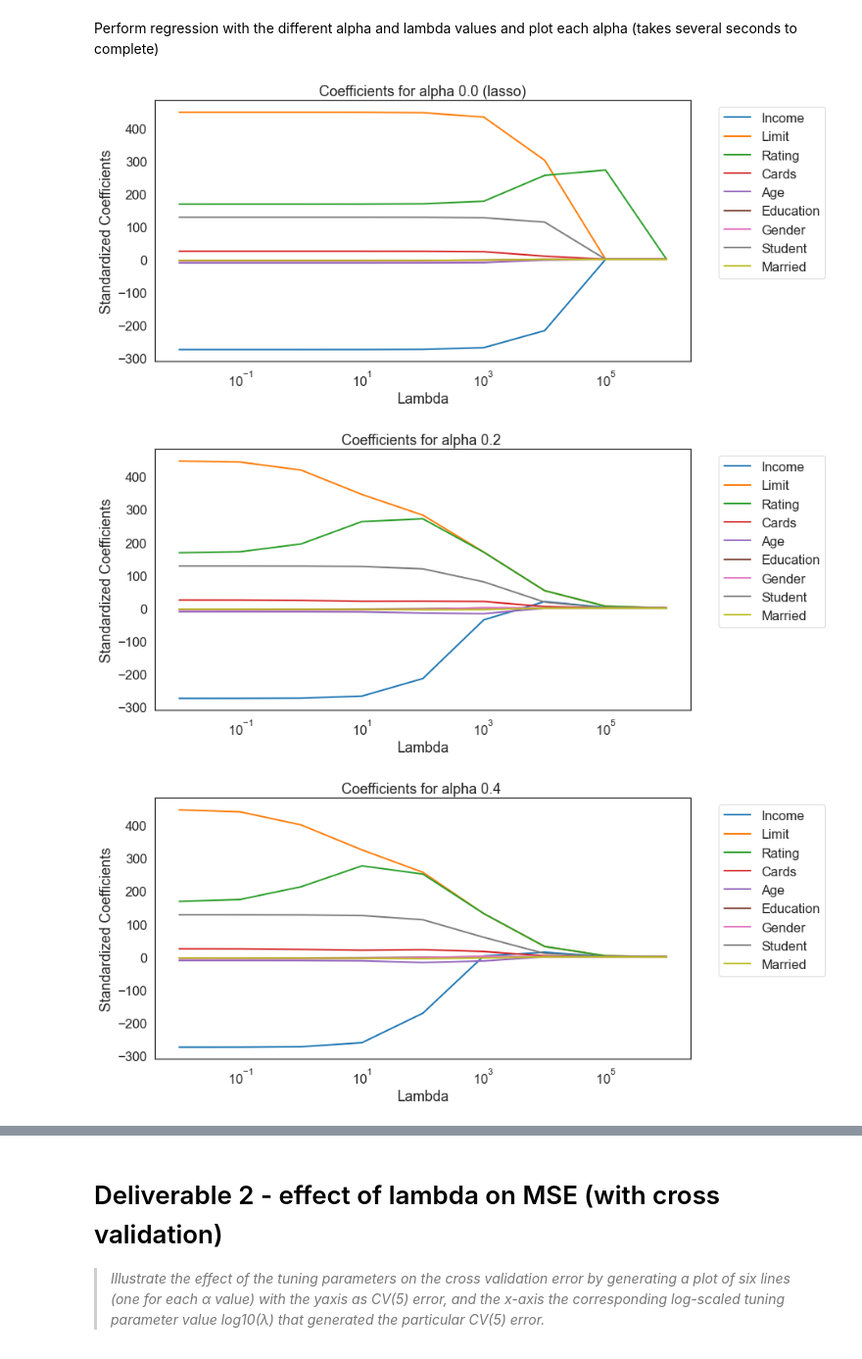
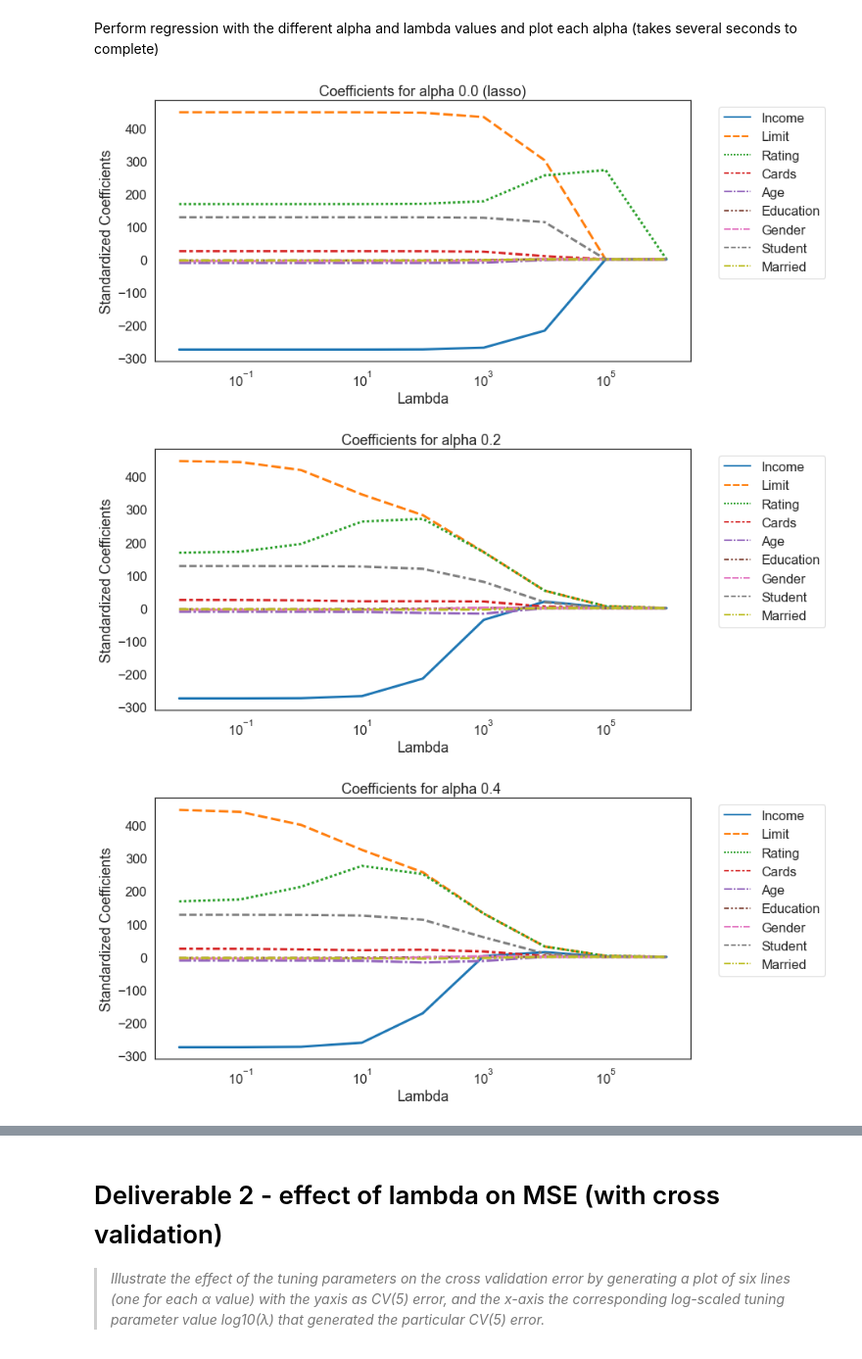
Before and after one commit to fau-masters-collected-works-cgarbin/regression-no-libraries, a Jupyter notebook: elastic_net_regression.ipynb, the cells around one changed output, grey strips where cells are left out. Shown at 98% size. Cells and saved outputs as stored; diff of their text form; code cells hidden in the pictures.

```diff
--- a/elastic_net_regression.ipynb
+++ b/elastic_net_regression.ipynb
@@ -89,8 +89,8 @@ def plot_betas(betas: np.ndarray, title: str):
 
     # Plot it
     fig, ax = plt.subplots(figsize=(12, 6));
-    sns.lineplot(ax=ax, y='Standardized Coefficients', x='Lambda',
-                 hue='Feature', data=df)
+    sns.lineplot(ax=ax, y='Standardized Coefficients', x='Lambda', data=df,
+                 hue='Feature', style='Feature', linewidth=3)
     ax.set_xscale('log')
     ax.set_title(title)
     plt.legend(bbox_to_anchor=(1.04,1), loc='upper left')
@@ -98,15 +98,17 @@ def plot_betas(betas: np.ndarray, title: str):
 # %% [markdown]
 Perform regression with the different alpha and lambda values and plot each alpha (takes several seconds to complete)
 # %%
+all_betas = []
 for alpha in ALPHAS_TO_TEST:
     betas = []
     for lmbda in LAMBDAS_TO_TEST:
         x, y = read_dataset()
         b = elastic_net.fit(x, y, lmbda=lmbda, alpha=alpha, iterations=1_000)
         betas.append(b)
+        all_betas.append([alpha, lmbda, b])
     annotation = '(lasso)' if alpha == 0 else '(ridge}' if alpha == 1.0 else ''
     plot_betas(betas, f'Coefficients for alpha {alpha} {annotation}')
 # %% [output]
-[figure, old version]
+[figure, new version]
-[figure, old version]
+[figure, new version]
-[figure, old version]
+[figure, new version]
```
Also changed, not shown: parts of 8 cells of this notebook.
